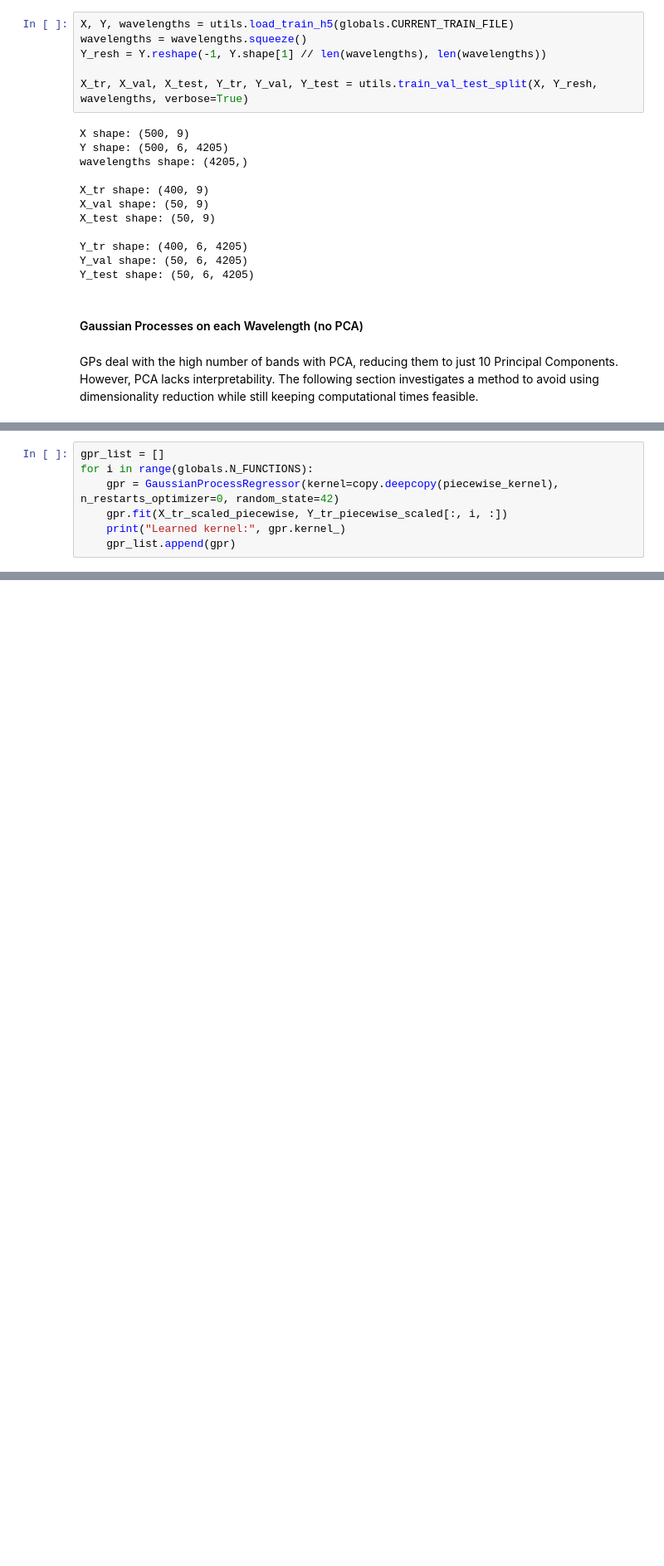
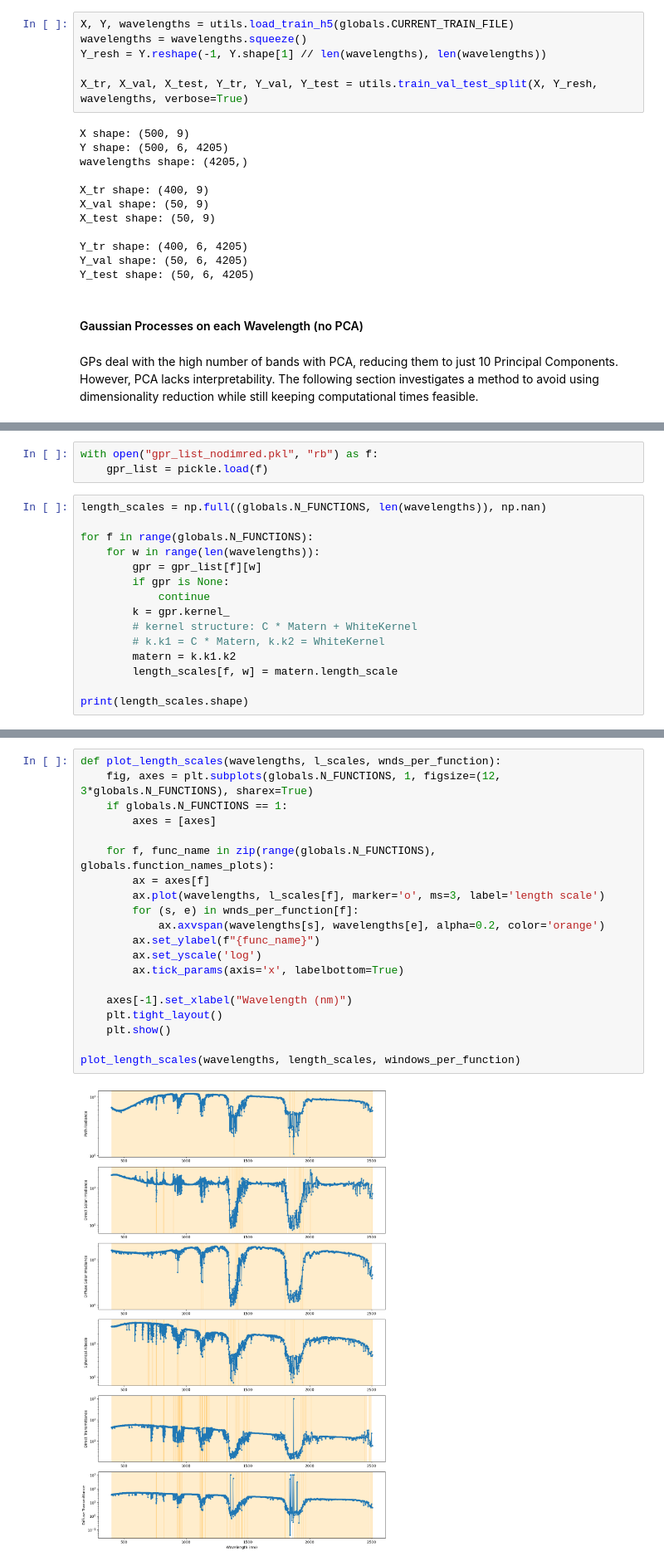
Before and after one commit to Teolul/Masters_Thesis, a Jupyter notebook: gp_pipeline_nodimred.ipynb, the cells around one changed output, grey strips where cells are left out. Shown at 83% size. Cells and saved outputs as stored; diff of their text form; blank space fills up the shorter version.

Commit message:
gaussian process with no dim reduction (real)

```diff
--- a/gp_pipeline_nodimred.ipynb
+++ b/gp_pipeline_nodimred.ipynb
@@ -325,7 +76,0 @@ Piecewise coefficient shape validation: (50, 6, 600)
-# %%
-gpr_list = []
-for i in range(globals.N_FUNCTIONS):
-    gpr = GaussianProcessRegressor(kernel=copy.deepcopy(piecewise_kernel), n_restarts_optimizer=0, random_state=42)
-    gpr.fit(X_tr_scaled_piecewise, Y_tr_piecewise_scaled[:, i, :])
-    print("Learned kernel:", gpr.kernel_)
-    gpr_list.append(gpr)
@@ -363,0 +133,18 @@ Piecewise Taylor GP MAE: 13.055971071309722
+# %%
+with open("gpr_list_nodimred.pkl", "rb") as f:
+    gpr_list = pickle.load(f)
+# %%
+length_scales = np.full((globals.N_FUNCTIONS, len(wavelengths)), np.nan)
+
+for f in range(globals.N_FUNCTIONS):
+    for w in range(len(wavelengths)):
+        gpr = gpr_list[f][w]
+        if gpr is None:
+            continue
+        k = gpr.kernel_
+        # kernel structure: C * Matern + WhiteKernel
+        # k.k1 = C * Matern, k.k2 = WhiteKernel
+        matern = k.k1.k2
+        length_scales[f, w] = matern.length_scale
+
+print(length_scales.shape)
@@ -363,0 +203,22 @@ Piecewise Taylor GP MAE: 13.055971071309722
+# %%
+def plot_length_scales(wavelengths, l_scales, wnds_per_function):
+    fig, axes = plt.subplots(globals.N_FUNCTIONS, 1, figsize=(12, 3*globals.N_FUNCTIONS), sharex=True)
+    if globals.N_FUNCTIONS == 1:
+        axes = [axes]
+
+    for f, func_name in zip(range(globals.N_FUNCTIONS), globals.function_names_plots):
+        ax = axes[f]
+        ax.plot(wavelengths, l_scales[f], marker='o', ms=3, label='length scale')
+        for (s, e) in wnds_per_function[f]:
+            ax.axvspan(wavelengths[s], wavelengths[e], alpha=0.2, color='orange')
+        ax.set_ylabel(f"{func_name}")
+        ax.set_yscale('log')
+        ax.tick_params(axis='x', labelbottom=True)
+
+    axes[-1].set_xlabel("Wavelength (nm)")
+    plt.tight_layout()
+    plt.show()
+
+plot_length_scales(wavelengths, length_scales, windows_per_function)
+# %% [output]
+[figure, added]
```
Also changed, not shown: parts of 20 cells of this notebook, 5 other files.
